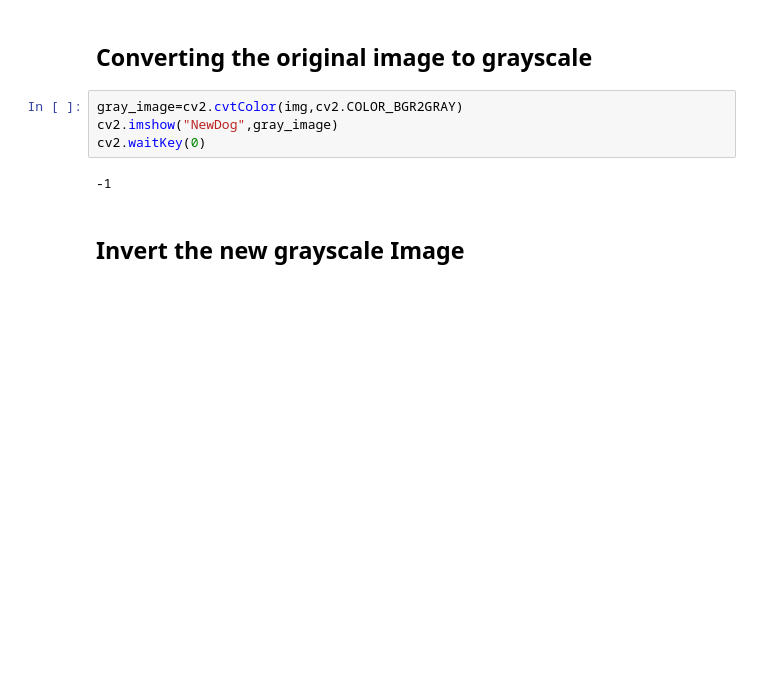
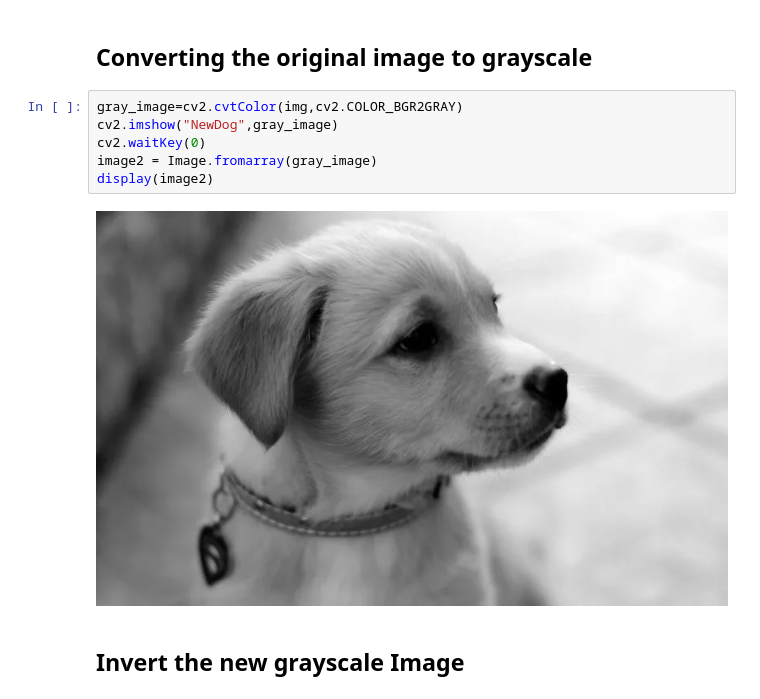
Before and after one commit to devisree71/LGMVIP--DataScience-Task-Number, a Jupyter notebook: Task3(Image to Pencil Sketch with Python)-checkpoint.ipynb, the cells around one changed output. Cells and saved outputs as stored; diff of their text form; blank space fills up the shorter version.

```diff
--- a/Task3(Image to Pencil Sketch with Python)-checkpoint.ipynb
+++ b/Task3(Image to Pencil Sketch with Python)-checkpoint.ipynb
@@ -20,9 +26,11 @@ cv2.waitKey(0)
 # %%
 gray_image=cv2.cvtColor(img,cv2.COLOR_BGR2GRAY)
 cv2.imshow("NewDog",gray_image)
 cv2.waitKey(0)
+image2 = Image.fromarray(gray_image)
+display(image2)
 # %% [output]
--1
+[figure, added]
 # %% [markdown]
 ## Invert the new grayscale Image
 # %%
```
Also changed, not shown: parts of 5 cells of this notebook.
